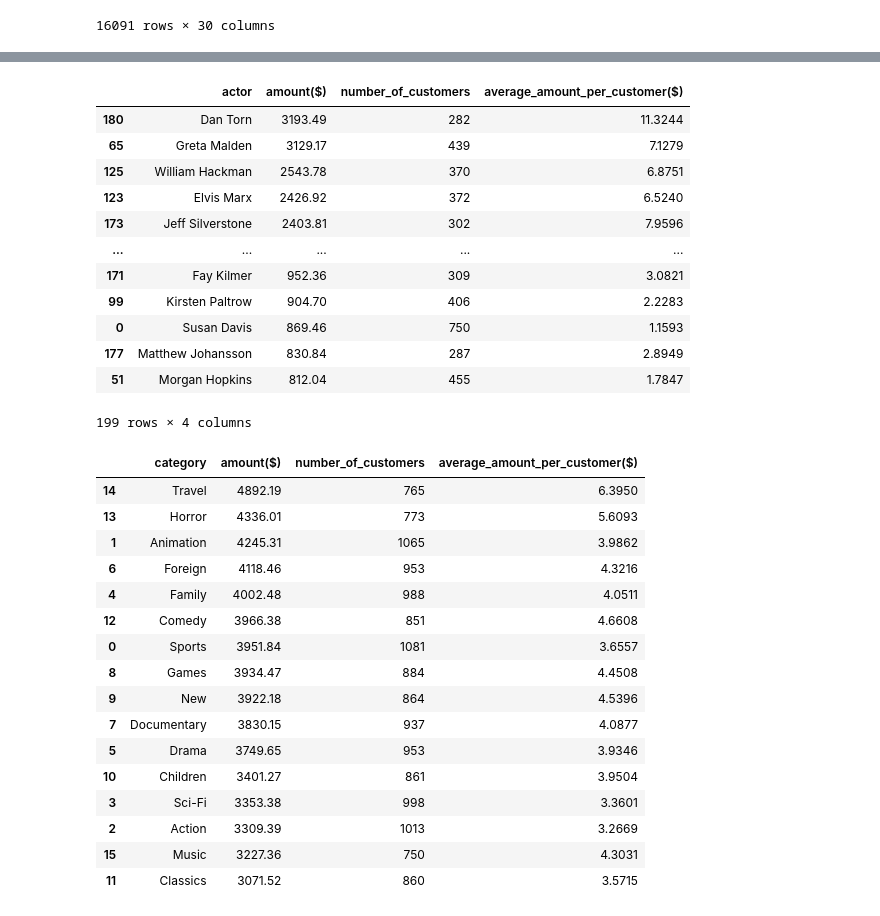
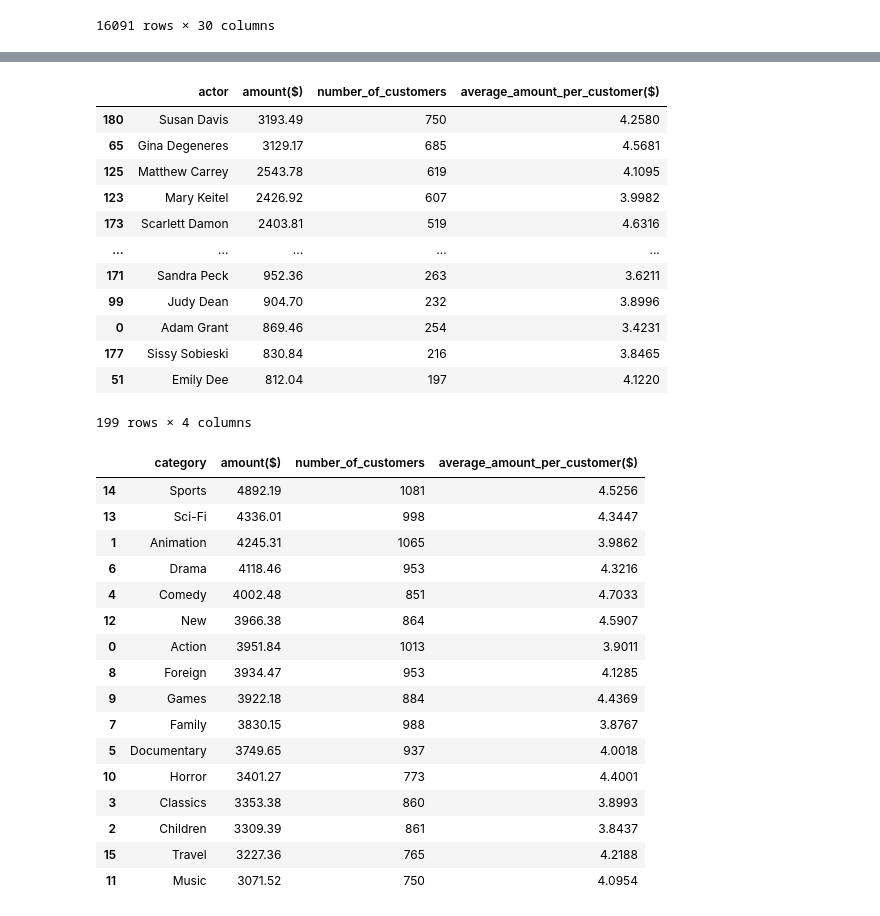
Before and after one commit to vick998/Banzae-py, a Jupyter notebook: Top5s.ipynb, the cells around one changed output, grey strips where cells are left out. Saved outputs shown, nothing was run; the diff lists cells and outputs as text; code cells hidden in the pictures.

```diff
--- a/Top5s.ipynb
+++ b/Top5s.ipynb
@@ -141,7 +141,7 @@ df2 = pd.merge(df1, actordf, how='left', on='actor_id')
 df3 = pd.merge(df2, inventorydf, how='left', on='film_id')
 rentaldf = rentaldf.drop(columns='customer_id')
 df4 = pd.merge(df3, rentaldf, how='left', on='inventory_id')
-paymentdf = paymentdf.drop(columns=['customer_id','staff_id'])
+paymentdf = paymentdf.drop(columns='staff_id')
 m1 = pd.merge(df4, paymentdf, how='left', on='rental_id')
 paymentdf = pd.DataFrame(data=paymentdata, columns=paymentcolumns)
 paymentdf = paymentdf.drop(columns='payment_date')
@@ -166,7 +166,7 @@ df11 = pd.merge(filmdf, film_categorydf, how='left', on='film_id')
 df12 = pd.merge(df11, categorydf, how='left', on='category_id')
 df13 = pd.merge(df12, inventorydf, how='left', on='film_id')
 df14 = pd.merge(df13, rentaldf, how='left', on='inventory_id')
-paymentdf = paymentdf.drop(columns = ['customer_id','staff_id'])
+paymentdf = paymentdf.drop(columns = 'staff_id')
 m2 = pd.merge(df14, paymentdf, how='left', on='rental_id')
 paymentdf = pd.DataFrame(data=paymentdata, columns=paymentcolumns)
 paymentdf = paymentdf.drop(columns='payment_date')
@@ -234,7 +235,7 @@ master1 = master1.drop(columns = ['special_features','fulltext','inventory_id','
 #copy and drop redundant columns
 master1 = master1.dropna(axis=0)
 #drop nan rows
-m1s1 = master1.actor_name.value_counts()
+m1s1 = master1.groupby('actor_name')['customer_id'].size()
 m1s2 = master1.groupby('actor_name')['amount'].sum()
 m1s3 = pd.Series(data = (m1s2.values/m1s1.values), index=m1s1.index)
 m1s4d = list()
@@ -249,61 +250,62 @@ d1f = {
     'average_amount_per_customer($)' : m1s4.values
 }
 master1f = pd.DataFrame(data=d1f)
-master1f.sort_values('amount($)',ascending=False)
+master1f = master1f.sort_values('amount($)',ascending=False)
 #final df and sort
+master1f
 # %% [output]
 |  | actor | amount($) | number_of_customers | average_amount_per_customer($) |
-| 180 | Dan Torn | 3193.49 | 282 | 11.3244 |
-| 65 | Greta Malden | 3129.17 | 439 | 7.1279 |
-| 125 | William Hackman | 2543.78 | 370 | 6.8751 |
-| 123 | Elvis Marx | 2426.92 | 372 | 6.5240 |
-| 173 | Jeff Silverstone | 2403.81 | 302 | 7.9596 |
+| 180 | Susan Davis | 3193.49 | 750 | 4.2580 |
+| 65 | Gina Degeneres | 3129.17 | 685 | 4.5681 |
+| 125 | Matthew Carrey | 2543.78 | 619 | 4.1095 |
+| 123 | Mary Keitel | 2426.92 | 607 | 3.9982 |
+| 173 | Scarlett Damon | 2403.81 | 519 | 4.6316 |
 | ... | ... | ... | ... | ... |
-| 171 | Fay Kilmer | 952.36 | 309 | 3.0821 |
-| 99 | Kirsten Paltrow | 904.70 | 406 | 2.2283 |
-| 0 | Susan Davis | 869.46 | 750 | 1.1593 |
-| 177 | Matthew Johansson | 830.84 | 287 | 2.8949 |
-| 51 | Morgan Hopkins | 812.04 | 455 | 1.7847 |
+| 171 | Sandra Peck | 952.36 | 263 | 3.6211 |
+| 99 | Judy Dean | 904.70 | 232 | 3.8996 |
+| 0 | Adam Grant | 869.46 | 254 | 3.4231 |
+| 177 | Sissy Sobieski | 830.84 | 216 | 3.8465 |
+| 51 | Emily Dee | 812.04 | 197 | 4.1220 |
 199 rows × 4 columns
 # %%
 #same for 2
 master2 = m2.copy()
 master2 = master2.drop(columns = ['description','release_year','language_id','rental_duration','rental_rate','length','replacement_cost','rating',])
 master2 = master2.drop(columns = ['special_features','fulltext','inventory_id','store_id','rental_id','rental_date','return_date','staff_id'])
 master2 = master2.dropna(axis=0)
 #dropna and redundant columns
-m2s1 = master2.name.value_counts()
+m2s1 = master2.groupby('name')['customer_id'].size()
 m2s2 = master2.groupby('name')['amount'].sum()
 m2s3d = list()
 for i in range(len(m2s1.values)):
     m2s3d.append(round((m2s2.values[i]/m2s1.values[i]),4))
 m2s3 = pd.Series(data=m2s3d, index=m2s1.index)
 #operations to separate needed data into series
 d2f = {
-    'category' : m2s1.index,
+    'category' : m2s2.index,
     'amount($)' : m2s2.values,
     'number_of_customers' : m2s1.values,
     'average_amount_per_customer($)' : m2s3.values
 }
 master2f = pd.DataFrame(data=d2f)
 master2f = master2f.sort_values('amount($)',ascending=False)
 #recombine series and sort
 master2f
 # %% [output]
 |  | category | amount($) | number_of_customers | average_amount_per_customer($) |
-| 14 | Travel | 4892.19 | 765 | 6.3950 |
-| 13 | Horror | 4336.01 | 773 | 5.6093 |
+| 14 | Sports | 4892.19 | 1081 | 4.5256 |
+| 13 | Sci-Fi | 4336.01 | 998 | 4.3447 |
 | 1 | Animation | 4245.31 | 1065 | 3.9862 |
-| 6 | Foreign | 4118.46 | 953 | 4.3216 |
-| 4 | Family | 4002.48 | 988 | 4.0511 |
-| 12 | Comedy | 3966.38 | 851 | 4.6608 |
-| 0 | Sports | 3951.84 | 1081 | 3.6557 |
-| 8 | Games | 3934.47 | 884 | 4.4508 |
-| 9 | New | 3922.18 | 864 | 4.5396 |
-| 7 | Documentary | 3830.15 | 937 | 4.0877 |
-| 5 | Drama | 3749.65 | 953 | 3.9346 |
-| 10 | Children | 3401.27 | 861 | 3.9504 |
-| 3 | Sci-Fi | 3353.38 | 998 | 3.3601 |
-| 2 | Action | 3309.39 | 1013 | 3.2669 |
-| 15 | Music | 3227.36 | 750 | 4.3031 |
-| 11 | Classics | 3071.52 | 860 | 3.5715 |
+| 6 | Drama | 4118.46 | 953 | 4.3216 |
+| 4 | Comedy | 4002.48 | 851 | 4.7033 |
+| 12 | New | 3966.38 | 864 | 4.5907 |
+| 0 | Action | 3951.84 | 1013 | 3.9011 |
+| 8 | Foreign | 3934.47 | 953 | 4.1285 |
+| 9 | Games | 3922.18 | 884 | 4.4369 |
+| 7 | Family | 3830.15 | 988 | 3.8767 |
+| 5 | Documentary | 3749.65 | 937 | 4.0018 |
+| 10 | Horror | 3401.27 | 773 | 4.4001 |
+| 3 | Classics | 3353.38 | 860 | 3.8993 |
+| 2 | Children | 3309.39 | 861 | 3.8437 |
+| 15 | Travel | 3227.36 | 765 | 4.2188 |
+| 11 | Music | 3071.52 | 750 | 4.0954 |
```
Also changed, not shown: parts of 8 cells of this notebook.
